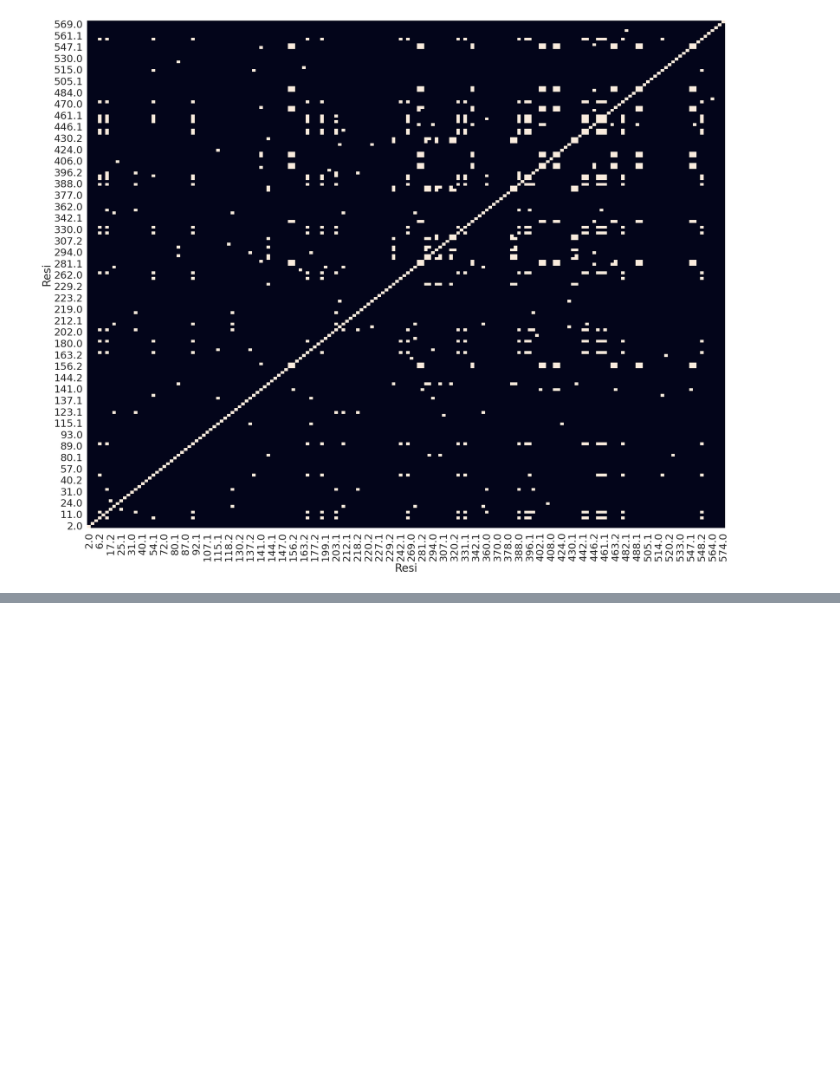
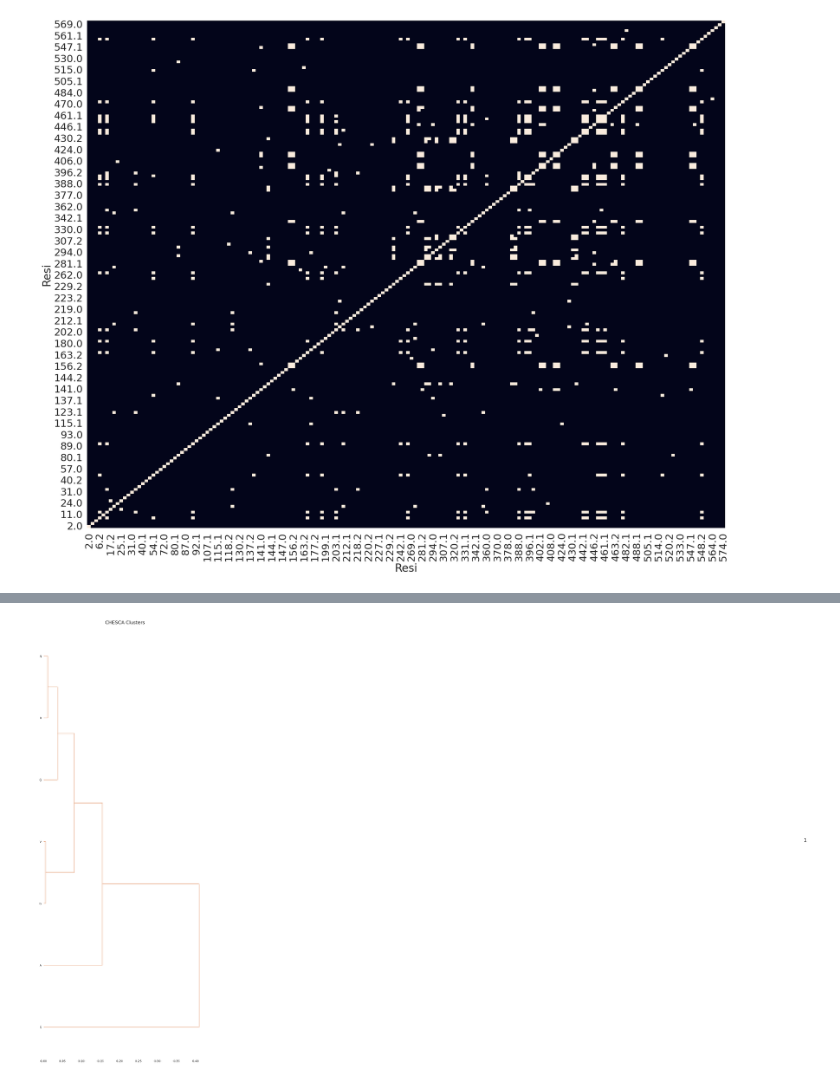
Before and after one commit to Dan-Burns/pychesca, a Jupyter notebook: dev.ipynb, the cells around one changed output, grey strips where cells are left out. Cells and saved outputs as stored; diff of their text form; code cells hidden in the pictures; blank space fills up the shorter version.

```diff
--- a/dev.ipynb
+++ b/dev.ipynb
@@ -140,0 +154,10 @@ cos_theta = np.nan_to_num(cos_theta,nan=0)
+# %%
+sub_cluster_resis = hac.clusters[hac.clusters['cluster']==1].index
+state_corr = df.loc[sub_cluster_resis].corr().abs()
+hac_states = cluster.HAC(state_corr, cluster_states=True)
+# %%
+plots.show_dendrogram(hac_states)
+# fix size
+# cluster one seems to separate them correctly.
+# %% [output]
+[figure, added]
```
Also changed, not shown: parts of 10 cells of this notebook, 5 other files.
